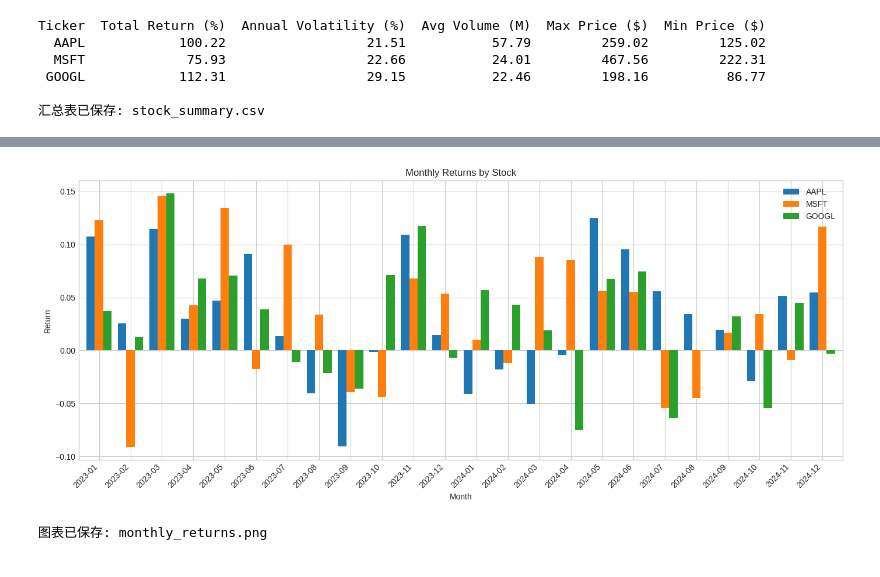
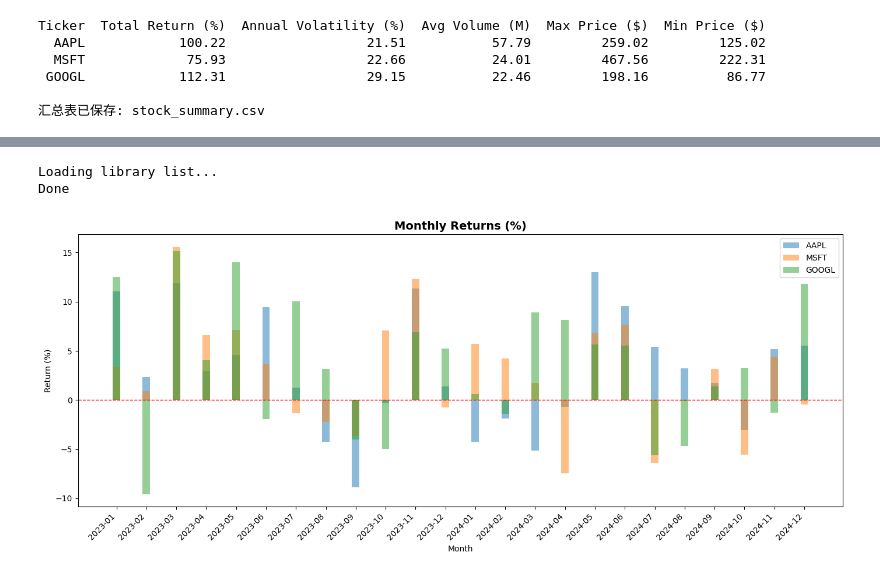
Before and after one commit to ZhiyueZhang2402/us-tech-stock-analysis, a Jupyter notebook: GitHub stock analysis.ipynb, the cells around one changed output, grey strips where cells are left out. Drawn from its saved outputs; the diff is of its cells as text; code cells hidden in the pictures.

```diff
--- a/GitHub stock analysis.ipynb
+++ b/GitHub stock analysis.ipynb
@@ -181,21 +209,43 @@ MSFT    0.502  0.540  1.000
 # %%
-# 计算月度收益率
-df_stock['month'] = df_stock['date'].dt.to_period('M')
-monthly_ret = df_stock.groupby(['month', 'ticker'])['ret'].sum().unstack()
-monthly_ret.index = monthly_ret.index.astype(str)
+import pandas as pd
+import numpy as np
+import matplotlib.pyplot as plt
+import wrds
 
-# 绘制月度收益柱状图（更简单）
-monthly_ret.plot(kind='bar', figsize=(14, 6), width=0.8)
-plt.title('Monthly Returns by Stock')
-plt.xlabel('Month')
-plt.ylabel('Return')
-plt.legend(['AAPL', 'MSFT', 'GOOGL'])
+conn = wrds.Connection()
+
+permno_dict = {'AAPL': 14593, 'MSFT': 10107, 'GOOGL': 14542}
+
+all_data = {}
+for symbol, permno in permno_dict.items():
+    query = f"""
+    SELECT date, prc as price, ret as return_rate
+    FROM crsp.dsf
+    WHERE permno = {permno} AND date BETWEEN '2023-01-01' AND '2024-12-31'
+    ORDER BY date
+    """
+    all_data[symbol] = conn.raw_sql(query, date_cols=['date'])
+
+fig, ax = plt.subplots(figsize=(14, 6))
+
+for symbol in ['AAPL', 'MSFT', 'GOOGL']:
+    df = all_data[symbol].copy()
+    df['month'] = df['date'].dt.to_period('M')
+    monthly_ret = df.groupby('month')['return_rate'].apply(lambda x: (1 + x).prod() - 1) * 100
+    ax.bar([str(m) for m in monthly_ret.index], monthly_ret.values, alpha=0.5, label=symbol, width=0.25)
+
+ax.set_title('Monthly Returns (%)', fontsize=14, fontweight='bold')
+ax.set_xlabel('Month')
+ax.set_ylabel('Return (%)')
+ax.legend()
+ax.axhline(y=0, color='red', linestyle='--', linewidth=1)
 plt.xticks(rotation=45, ha='right')
 plt.tight_layout()
-plt.savefig('monthly_returns.png', dpi=150)
+plt.savefig('monthly_returns.png', dpi=300)
 plt.show()
 
-print("图表已保存: monthly_returns.png")
+conn.close()
 # %% [output]
+Loading library list...
+Done
-[figure, old version]
+[figure, new version]
-图表已保存: monthly_returns.png
```
Also changed, not shown: parts of 10 cells of this notebook, 5 other files.
